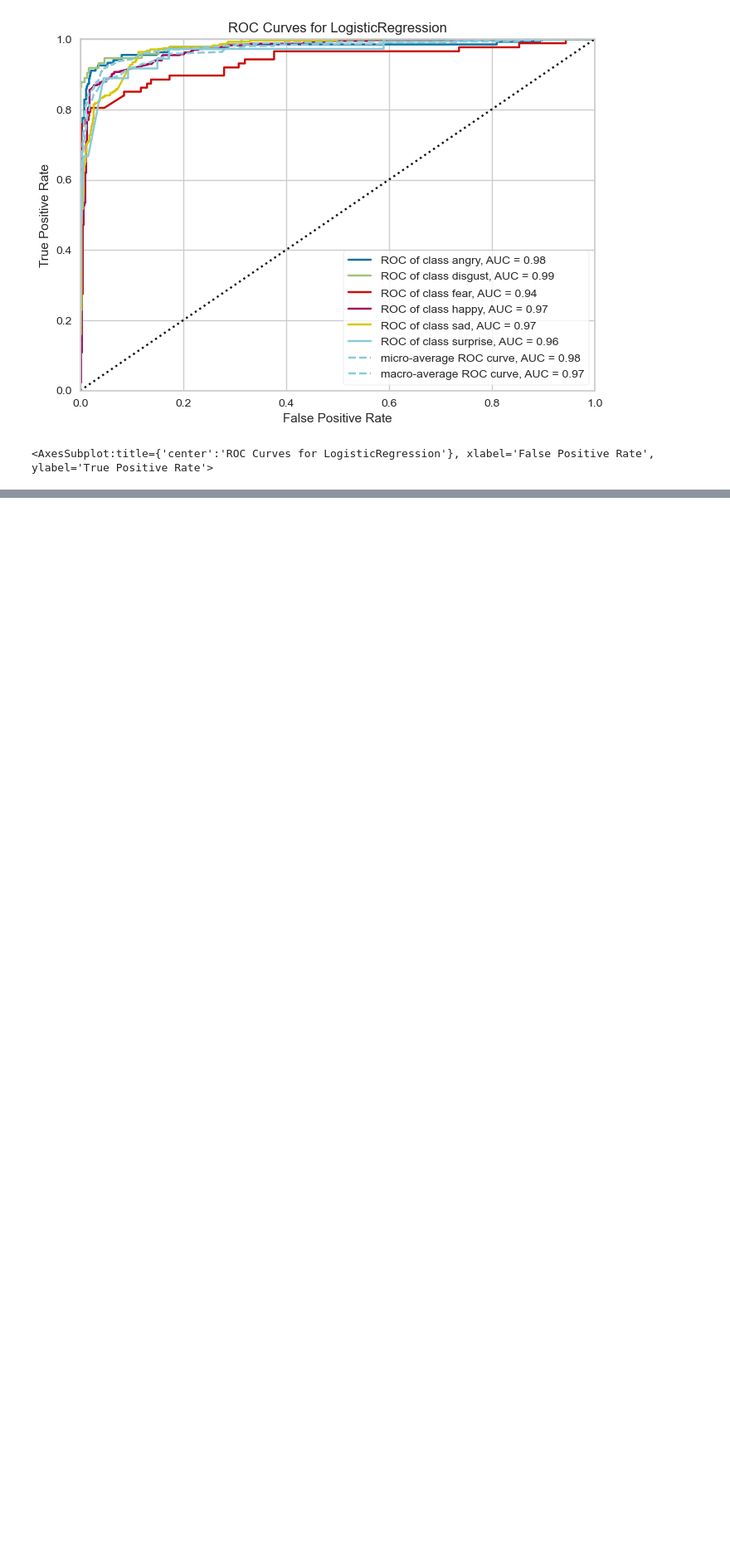
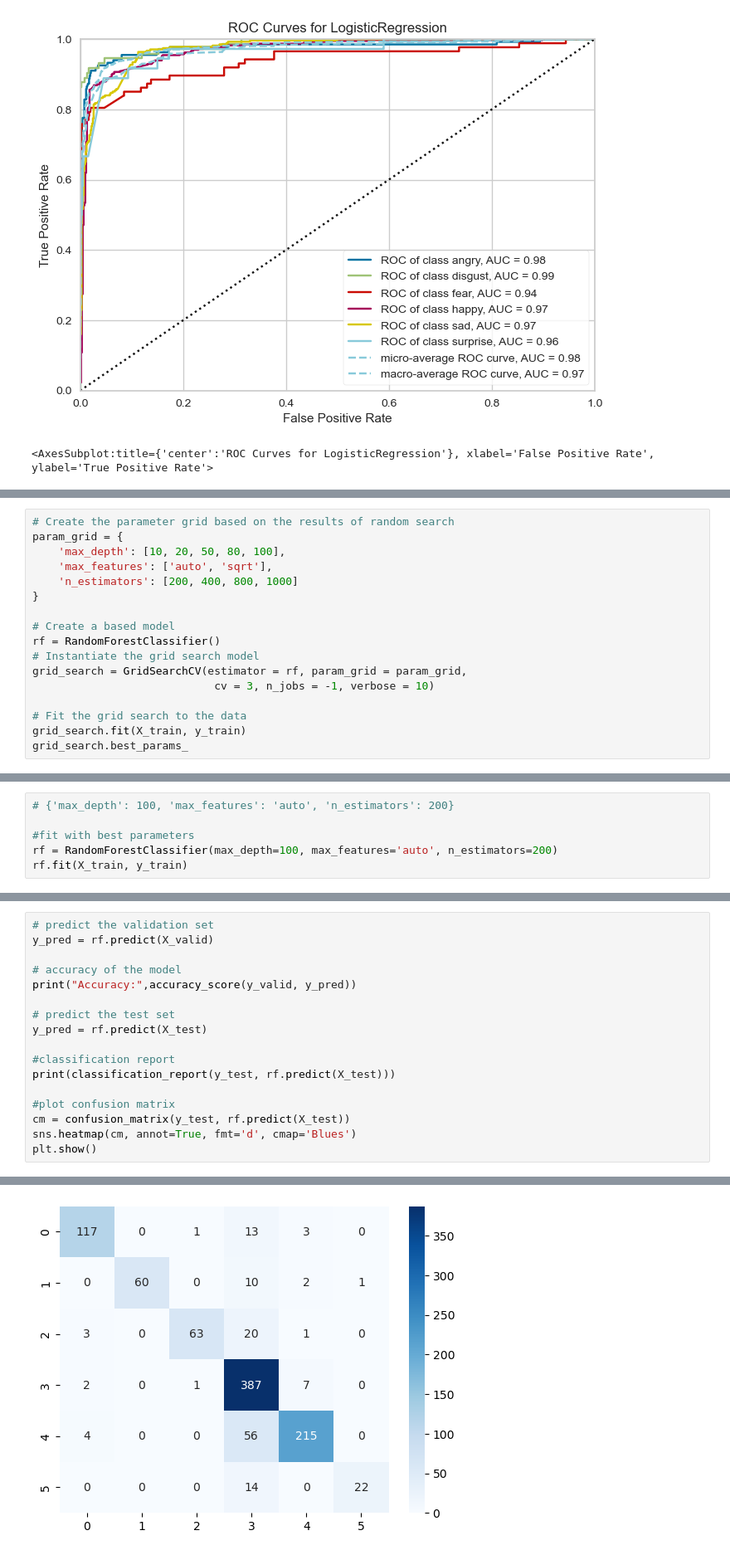
Before and after one commit to themisandri/emotion_detection, a Jupyter notebook: complete.ipynb, the cells around one changed output, grey strips where cells are left out. Shown: that part at 83% size. Drawn from its saved outputs; the diff is of its cells as text; blank space fills up the shorter version.

```diff
--- a/complete.ipynb
+++ b/complete.ipynb
@@ -447,0 +454,17 @@ visualizer.show()                       # Finalize and render the figure
+# %%
+# Create the parameter grid based on the results of random search
+param_grid = {
+    'max_depth': [10, 20, 50, 80, 100],
+    'max_features': ['auto', 'sqrt'],
+    'n_estimators': [200, 400, 800, 1000]
+}
+
+# Create a based model
+rf = RandomForestClassifier()
+# Instantiate the grid search model
+grid_search = GridSearchCV(estimator = rf, param_grid = param_grid,
+                            cv = 3, n_jobs = -1, verbose = 10)
+
+# Fit the grid search to the data
+grid_search.fit(X_train, y_train)
+grid_search.best_params_
@@ -447,0 +474,6 @@ visualizer.show()                       # Finalize and render the figure
+# %%
+# {'max_depth': 100, 'max_features': 'auto', 'n_estimators': 200}
+
+#fit with best parameters
+rf = RandomForestClassifier(max_depth=100, max_features='auto', n_estimators=200)
+rf.fit(X_train, y_train)
@@ -447,0 +482,18 @@ visualizer.show()                       # Finalize and render the figure
+# %%
+# predict the validation set
+y_pred = rf.predict(X_valid)
+
+# accuracy of the model
+print("Accuracy:",accuracy_score(y_valid, y_pred))
+
+# predict the test set
+y_pred = rf.predict(X_test)
+
+#classification report
+print(classification_report(y_test, rf.predict(X_test)))
+
+#plot confusion matrix
+cm = confusion_matrix(y_test, rf.predict(X_test))
+sns.heatmap(cm, annot=True, fmt='d', cmap='Blues')
+plt.show()
+# %% [output]
@@ -447,0 +513 @@ visualizer.show()                       # Finalize and render the figure
+[figure, added]
```
Also changed, not shown: parts of 7 cells of this notebook, 1 other file.
